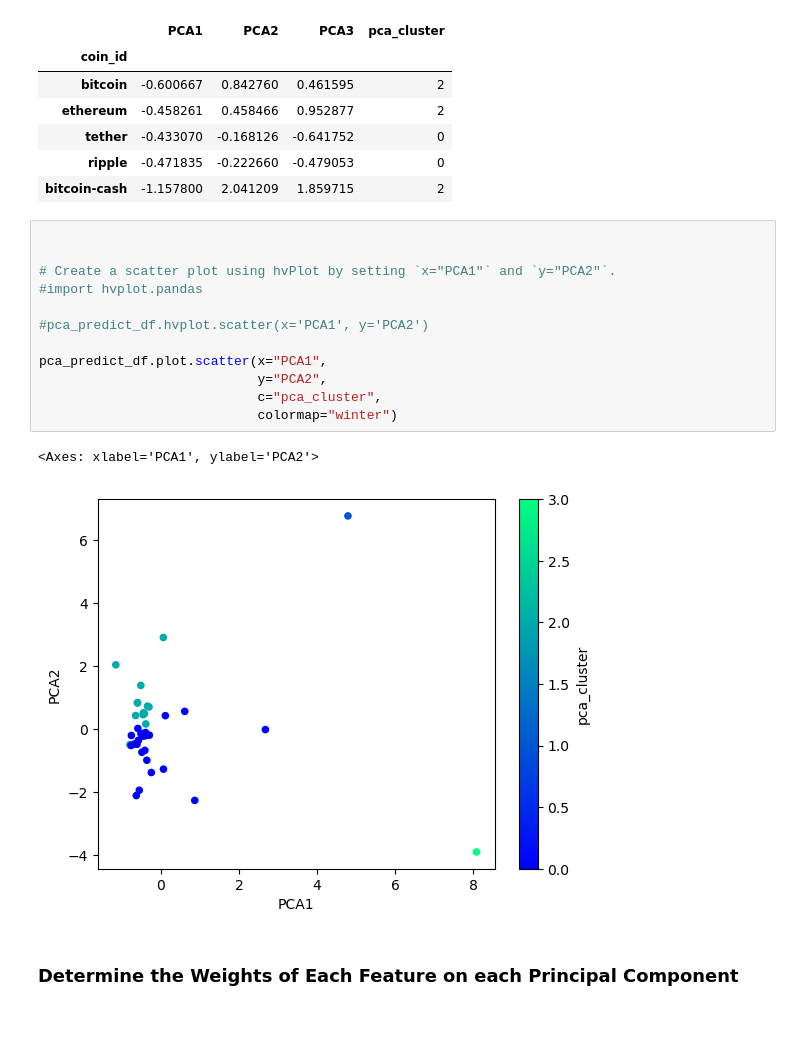
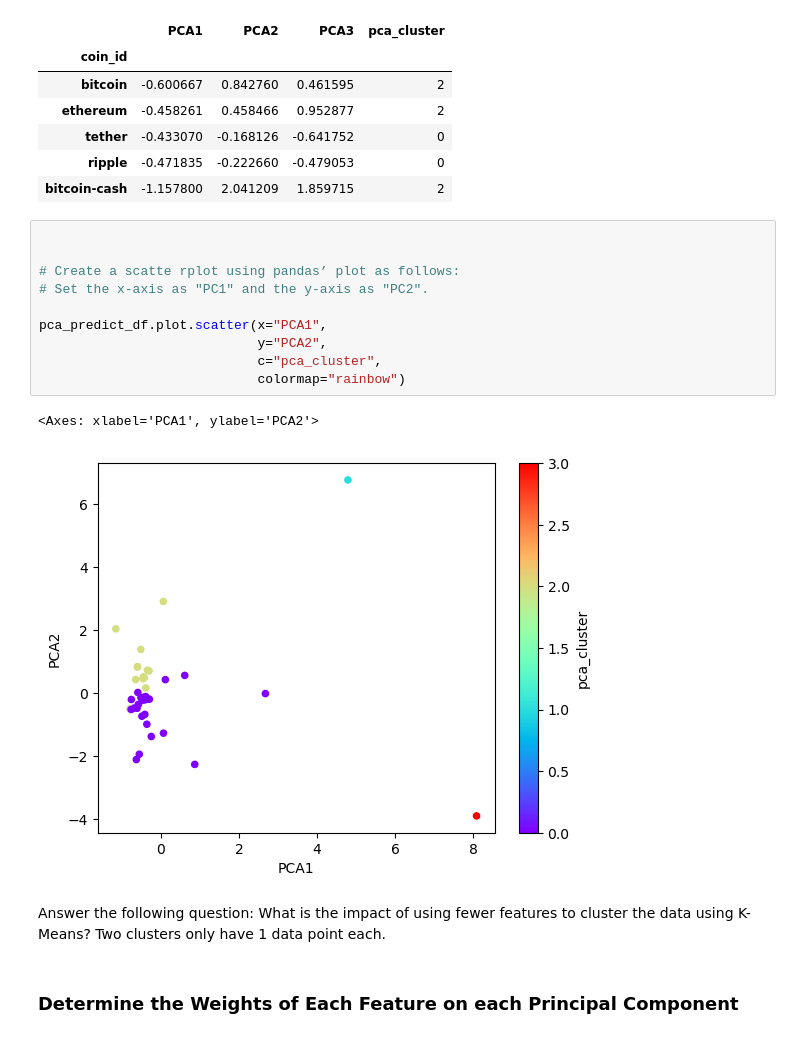
Before and after one commit to piiop/CryptoClustering, a Jupyter notebook: Crypto_Clustering.ipynb, the cells around one changed output. Cells and saved outputs as stored; diff of their text form.

```diff
--- a/Crypto_Clustering.ipynb
+++ b/Crypto_Clustering.ipynb
@@ -330,18 +330,20 @@ pca_predict_df.head()
 # %%
 
 
-# Create a scatter plot using hvPlot by setting `x="PCA1"` and `y="PCA2"`.
-#import hvplot.pandas
-
-#pca_predict_df.hvplot.scatter(x='PCA1', y='PCA2')
+# Create a scatte rplot using pandas’ plot as follows:
+# Set the x-axis as "PC1" and the y-axis as "PC2".
 
 pca_predict_df.plot.scatter(x="PCA1",
                             y="PCA2",
                             c="pca_cluster",
-                            colormap="winter")
+                            colormap="rainbow")
 # %% [output]
 <Axes: xlabel='PCA1', ylabel='PCA2'>
-[figure, old version]
+[figure, new version]
+# %% [markdown]
+Answer the following question:
+What is the impact of using fewer features to cluster the data using K-Means?
+Two clusters only have 1 data point each.
 # %% [markdown]
 ### Determine the Weights of Each Feature on each Principal Component
 # %%
```
